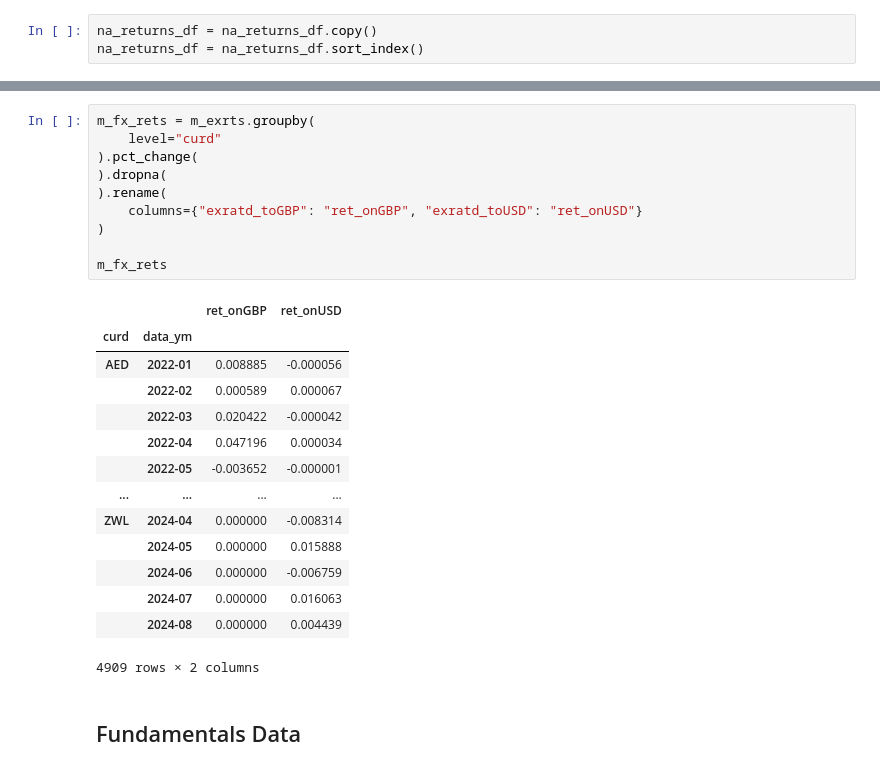
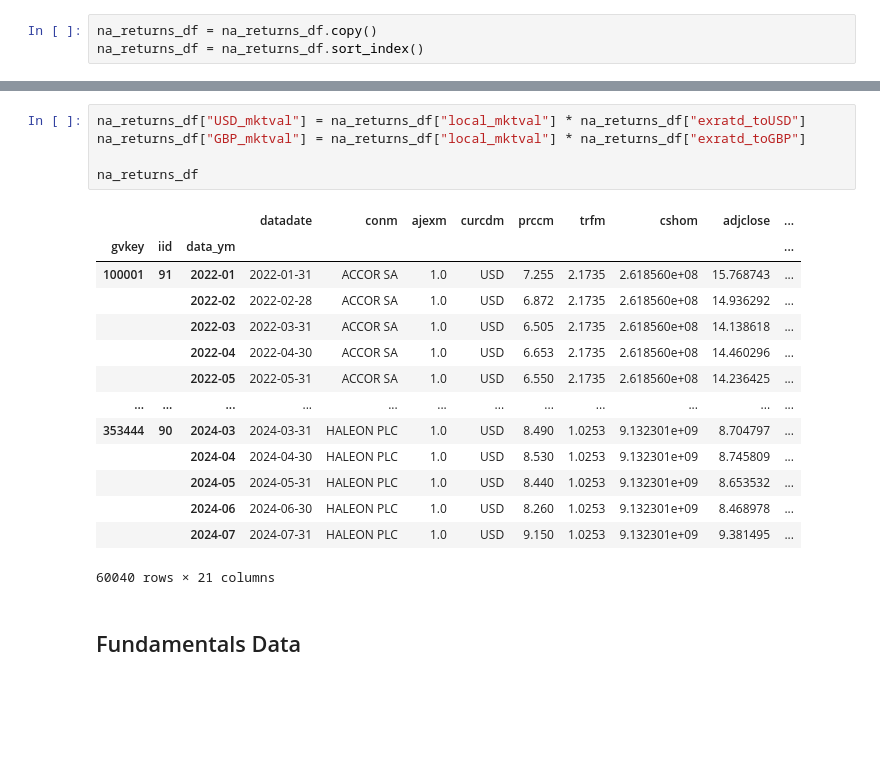
Before and after one commit to varunchodanker/MSc-Individual-Project, a Jupyter notebook: Phase1.ipynb, the cells around one changed output, grey strips where cells are left out. Drawn from its saved outputs; the diff is of its cells as text; blank space fills up the shorter version.

```diff
--- a/Phase1.ipynb
+++ b/Phase1.ipynb
@@ -1558,28 +1627,23 @@ m_exrts
-# %%
-m_fx_rets = m_exrts.groupby(
-    level="curd"
-).pct_change(
-).dropna(
-).rename(
-    columns={"exratd_toGBP": "ret_onGBP", "exratd_toUSD": "ret_onUSD"}
-)
-
-m_fx_rets
-# %% [output]
-|  |  | ret_onGBP | ret_onUSD |
-| curd | data_ym |  |  |
-| AED | 2022-01 | 0.008885 | -0.000056 |
-|  | 2022-02 | 0.000589 | 0.000067 |
-|  | 2022-03 | 0.020422 | -0.000042 |
-|  | 2022-04 | 0.047196 | 0.000034 |
-|  | 2022-05 | -0.003652 | -0.000001 |
-| ... | ... | ... | ... |
-| ZWL | 2024-04 | 0.000000 | -0.008314 |
-|  | 2024-05 | 0.000000 | 0.015888 |
-|  | 2024-06 | 0.000000 | -0.006759 |
-|  | 2024-07 | 0.000000 | 0.016063 |
-|  | 2024-08 | 0.000000 | 0.004439 |
-4909 rows × 2 columns
+# %%
+na_returns_df["USD_mktval"] = na_returns_df["local_mktval"] * na_returns_df["exratd_toUSD"]
+na_returns_df["GBP_mktval"] = na_returns_df["local_mktval"] * na_returns_df["exratd_toGBP"]
+
+na_returns_df
+# %% [output]
+|  |  |  | datadate | conm | ajexm | curcdm | prccm | trfm | cshom | adjclose | ... |
+| gvkey | iid | data_ym |  |  |  |  |  |  |  |  | ... |
+| 100001 | 91 | 2022-01 | 2022-01-31 | ACCOR SA | 1.0 | USD | 7.255 | 2.1735 | 2.618560e+08 | 15.768743 | ... |
+|  |  | 2022-02 | 2022-02-28 | ACCOR SA | 1.0 | USD | 6.872 | 2.1735 | 2.618560e+08 | 14.936292 | ... |
+|  |  | 2022-03 | 2022-03-31 | ACCOR SA | 1.0 | USD | 6.505 | 2.1735 | 2.618560e+08 | 14.138618 | ... |
+|  |  | 2022-04 | 2022-04-30 | ACCOR SA | 1.0 | USD | 6.653 | 2.1735 | 2.618560e+08 | 14.460296 | ... |
+|  |  | 2022-05 | 2022-05-31 | ACCOR SA | 1.0 | USD | 6.550 | 2.1735 | 2.618560e+08 | 14.236425 | ... |
+| ... | ... | ... | ... | ... | ... | ... | ... | ... | ... | ... | ... |
+| 353444 | 90 | 2024-03 | 2024-03-31 | HALEON PLC | 1.0 | USD | 8.490 | 1.0253 | 9.132301e+09 | 8.704797 | ... |
+|  |  | 2024-04 | 2024-04-30 | HALEON PLC | 1.0 | USD | 8.530 | 1.0253 | 9.132301e+09 | 8.745809 | ... |
+|  |  | 2024-05 | 2024-05-31 | HALEON PLC | 1.0 | USD | 8.440 | 1.0253 | 9.132301e+09 | 8.653532 | ... |
+|  |  | 2024-06 | 2024-06-30 | HALEON PLC | 1.0 | USD | 8.260 | 1.0253 | 9.132301e+09 | 8.468978 | ... |
+|  |  | 2024-07 | 2024-07-31 | HALEON PLC | 1.0 | USD | 9.150 | 1.0253 | 9.132301e+09 | 9.381495 | ... |
+60040 rows × 21 columns
 # %% [markdown]
 ## Fundamentals Data
 # %% [markdown]
```
Also changed, not shown: parts of 59 cells of this notebook.
